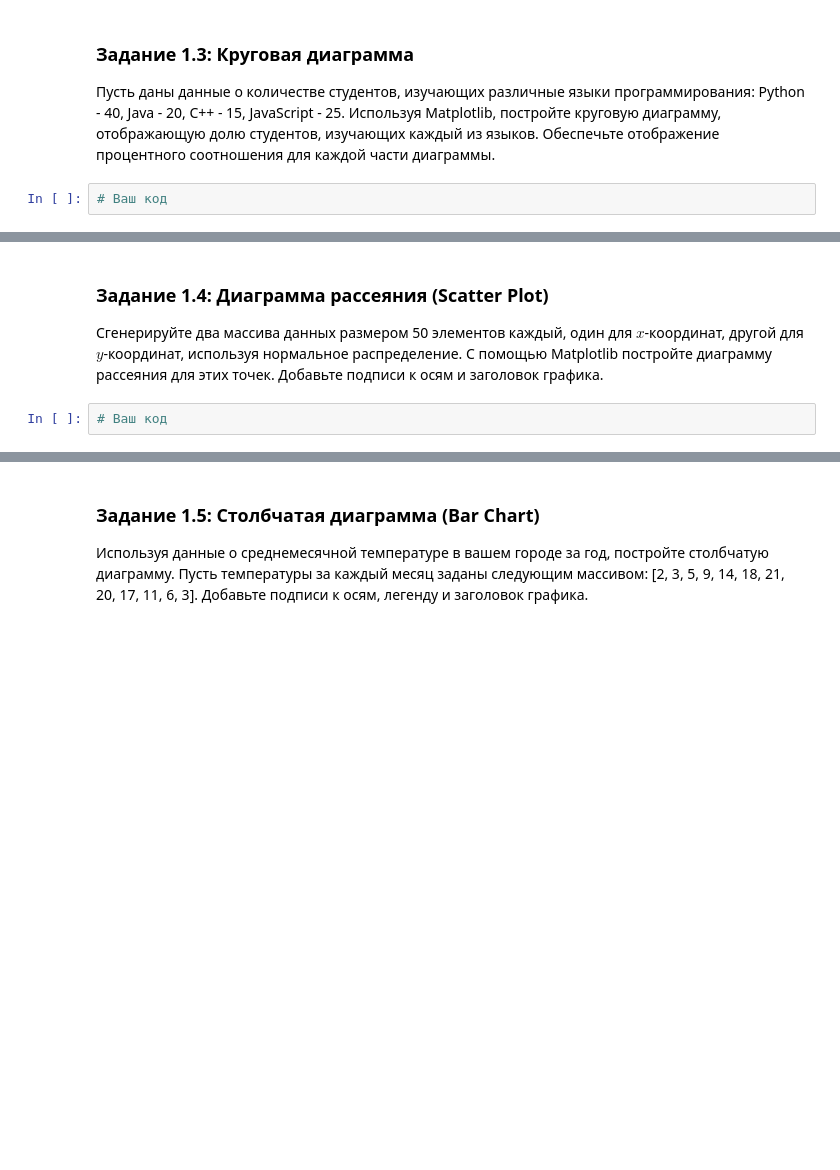
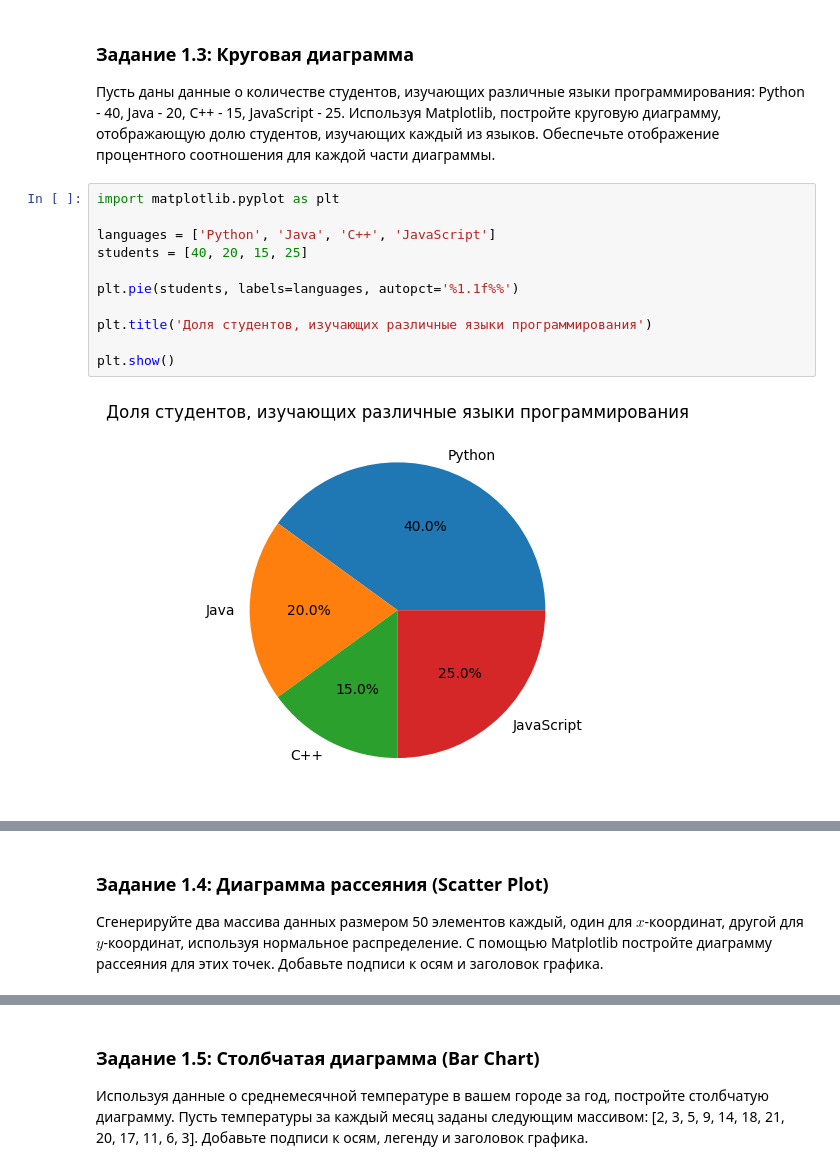
Before and after one commit to Owl-Man/Computer-math, a Jupyter notebook: Практическая_работа_№3_Matplotlib_Plotly.ipynb, the cells around one changed output, grey strips where cells are left out. Saved outputs shown, nothing was run; the diff lists cells and outputs as text; blank space fills up the shorter version.

```diff
--- a/Практическая_работа_№3_Matplotlib_Plotly.ipynb
+++ b/Практическая_работа_№3_Matplotlib_Plotly.ipynb
@@ -44,12 +60,21 @@ TypeError: Cannot interpret '1' as a data type
 # %% [markdown]
 ### Задание 1.3: Круговая диаграмма
 Пусть даны данные о количестве студентов, изучающих различные языки программирования: Python - 40, Java - 20, C++ - 15, JavaScript - 25. Используя Matplotlib, постройте круговую диаграмму, отображающую долю студентов, изучающих каждый из языков. Обеспечьте отображение процентного соотношения для каждой части диаграммы.
-# %%
-# Ваш код
+# %%
+import matplotlib.pyplot as plt
+
+languages = ['Python', 'Java', 'C++', 'JavaScript']
+students = [40, 20, 15, 25]
+
+plt.pie(students, labels=languages, autopct='%1.1f%%')
+
+plt.title('Доля студентов, изучающих различные языки программирования')
+
+plt.show()
+# %% [output]
+[figure, added]
 # %% [markdown]
 ![image.png](embedded-picture-1)
 # %% [markdown]
 ### Задание 1.4: Диаграмма рассеяния (Scatter Plot)
 Сгенерируйте два массива данных размером 50 элементов каждый, один для $x$-координат, другой для $y$-координат, используя нормальное распределение. С помощью Matplotlib постройте диаграмму рассеяния для этих точек. Добавьте подписи к осям и заголовок графика.
-# %%
-# Ваш код
```
Also changed, not shown: parts of 30 cells of this notebook, 2 other files.
